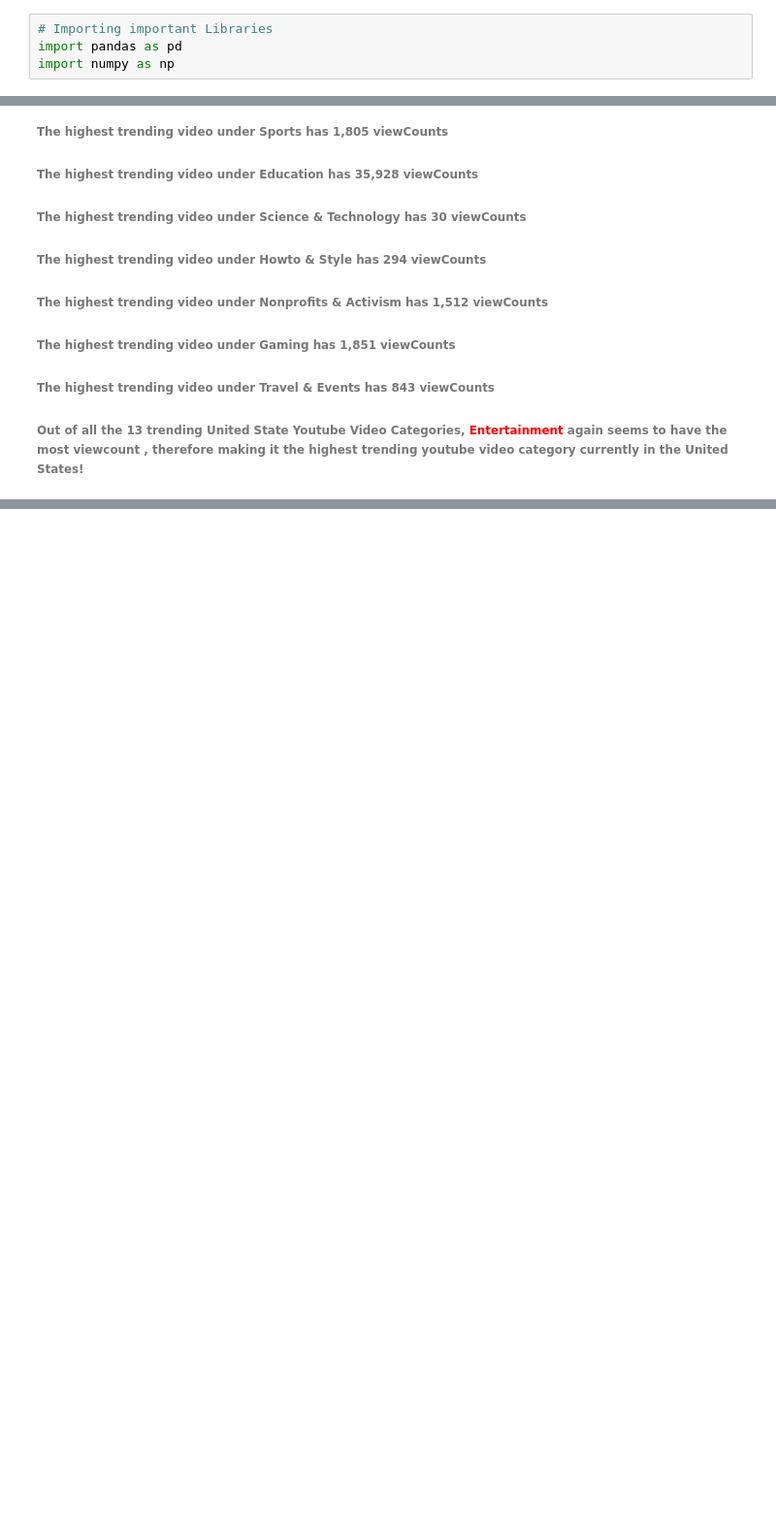
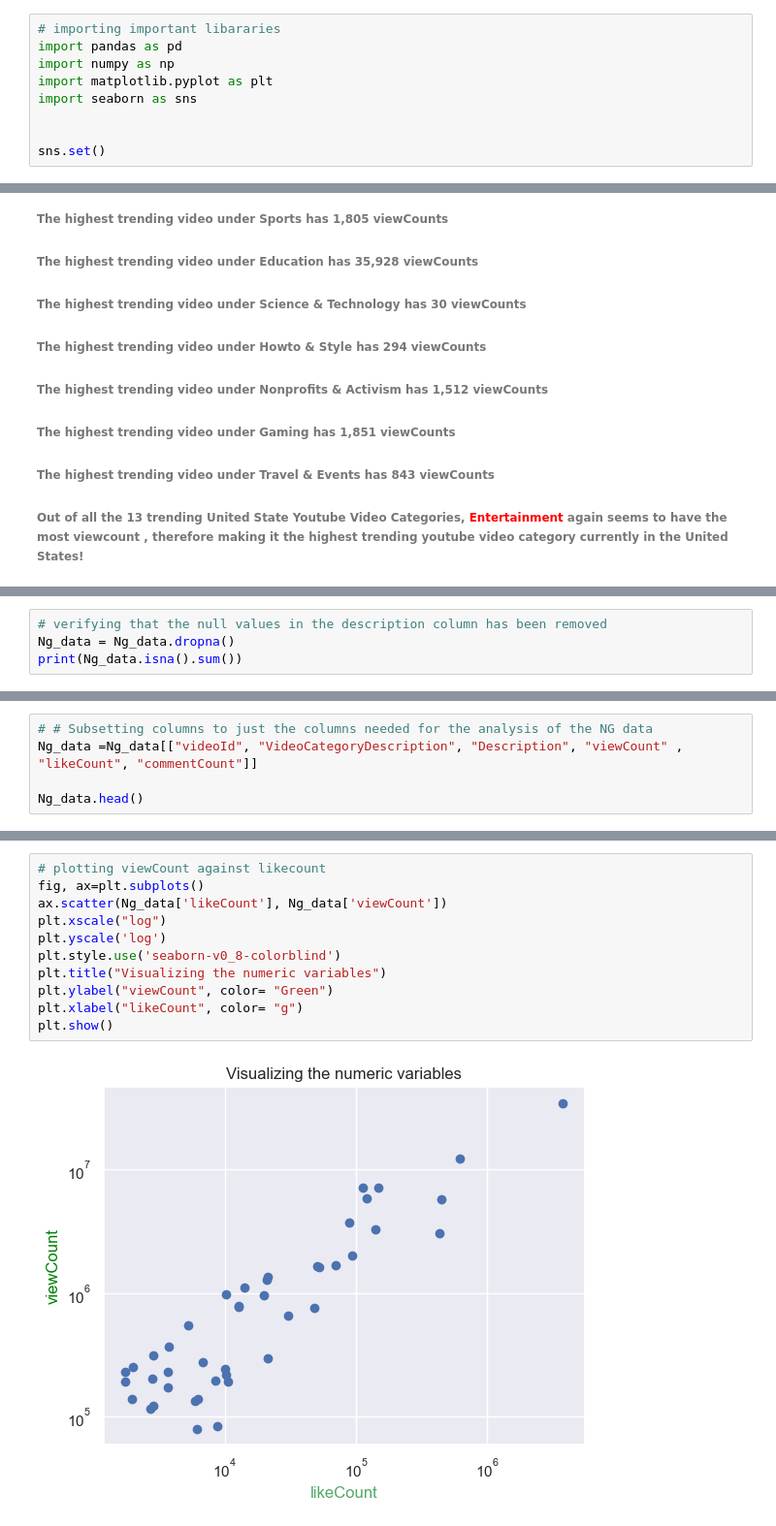
Before and after one commit to Kelvs95/DSM_CAPSTONE_PROJECT, a Jupyter notebook: Capstone_1.ipynb, the cells around one changed output, grey strips where cells are left out. Shown at 97% size. Cells and saved outputs as stored; diff of their text form; blank space fills up the shorter version.

```diff
--- a/Capstone_1.ipynb
+++ b/Capstone_1.ipynb
@@ -5,9 +5,14 @@
 
 ###### Importing packages and reading data
 # %%
-# Importing important Libraries
+# importing important libararies
 import pandas as pd
 import numpy as np
+import matplotlib.pyplot as plt
+import seaborn as sns
+
+
+sns.set()
 # %%
 #importing the NigeriaYoutube data
 Ng_data= pd.read_csv('NG_youtube_data.csv')
@@ -102,0 +214,4 @@ US_data.sort_values(by=['videoCategoryLabel', 'videoTitle', 'videoDescription','
+# %%
+# verifying that the null values in the description column has been removed
+Ng_data = Ng_data.dropna()
+print(Ng_data.isna().sum())
@@ -102,0 +255,5 @@ US_data.sort_values(by=['videoCategoryLabel', 'videoTitle', 'videoDescription','
+# %%
+# # Subsetting columns to just the columns needed for the analysis of the NG data
+Ng_data =Ng_data[["videoId", "VideoCategoryDescription", "Description", "viewCount" , "likeCount", "commentCount"]]
+
+Ng_data.head()
@@ -102,0 +326,13 @@ US_data.sort_values(by=['videoCategoryLabel', 'videoTitle', 'videoDescription','
+# %%
+# plotting viewCount against likecount
+fig, ax=plt.subplots()
+ax.scatter(Ng_data['likeCount'], Ng_data['viewCount'])
+plt.xscale("log")
+plt.yscale('log')
+plt.style.use('seaborn-v0_8-colorblind')
+plt.title("Visualizing the numeric variables")
+plt.ylabel("viewCount", color= "Green")
+plt.xlabel("likeCount", color= "g")
+plt.show()
+# %% [output]
+[figure, added]
```
Also changed, not shown: parts of 14 cells of this notebook.
